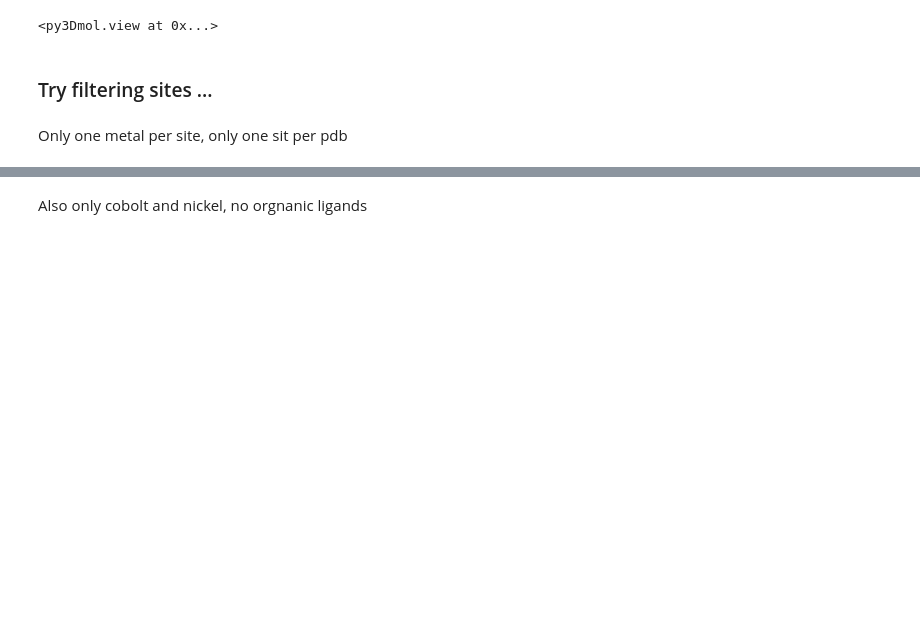
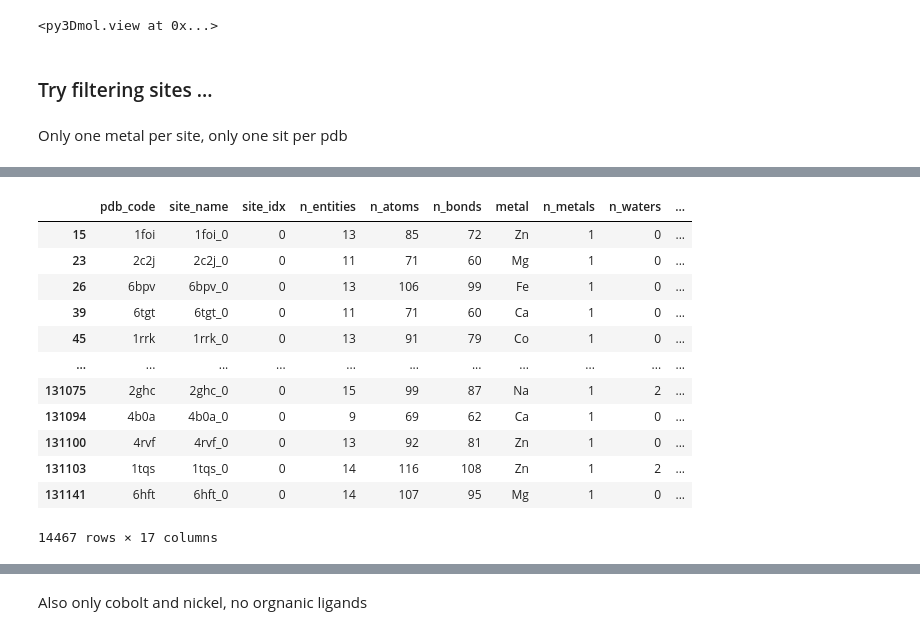
Before and after one commit to EvanKomp/metal_site_modeling, a Jupyter notebook: notebooks/1_data_loading_dataset_metadata.ipynb, the cells around one changed output, grey strips where cells are left out. Saved outputs shown, nothing was run; the diff lists cells and outputs as text; code cells hidden in the pictures; blank space fills up the shorter version.

```diff
--- a/notebooks/1_data_loading_dataset_metadata.ipynb
+++ b/notebooks/1_data_loading_dataset_metadata.ipynb
@@ -202,3 +207,19 @@ df
+# %%
+df
+# %% [output]
+|  | pdb_code | site_name | site_idx | n_entities | n_atoms | n_bonds | metal | n_metals | n_waters | ... |
+| 15 | 1foi | 1foi_0 | 0 | 13 | 85 | 72 | Zn | 1 | 0 | ... |
+| 23 | 2c2j | 2c2j_0 | 0 | 11 | 71 | 60 | Mg | 1 | 0 | ... |
+| 26 | 6bpv | 6bpv_0 | 0 | 13 | 106 | 99 | Fe | 1 | 0 | ... |
+| 39 | 6tgt | 6tgt_0 | 0 | 11 | 71 | 60 | Ca | 1 | 0 | ... |
+| 45 | 1rrk | 1rrk_0 | 0 | 13 | 91 | 79 | Co | 1 | 0 | ... |
+| ... | ... | ... | ... | ... | ... | ... | ... | ... | ... | ... |
+| 131075 | 2ghc | 2ghc_0 | 0 | 15 | 99 | 87 | Na | 1 | 2 | ... |
+| 131094 | 4b0a | 4b0a_0 | 0 | 9 | 69 | 62 | Ca | 1 | 0 | ... |
+| 131100 | 4rvf | 4rvf_0 | 0 | 13 | 92 | 81 | Zn | 1 | 0 | ... |
+| 131103 | 1tqs | 1tqs_0 | 0 | 14 | 116 | 108 | Zn | 1 | 2 | ... |
+| 131141 | 6hft | 6hft_0 | 0 | 14 | 107 | 95 | Mg | 1 | 0 | ... |
+14467 rows × 17 columns
 # %%
 visualize_chain_3d(ds[-1][1])
 # %% [output]
```
Also changed, not shown: parts of 4 cells of this notebook, 5 other files.
